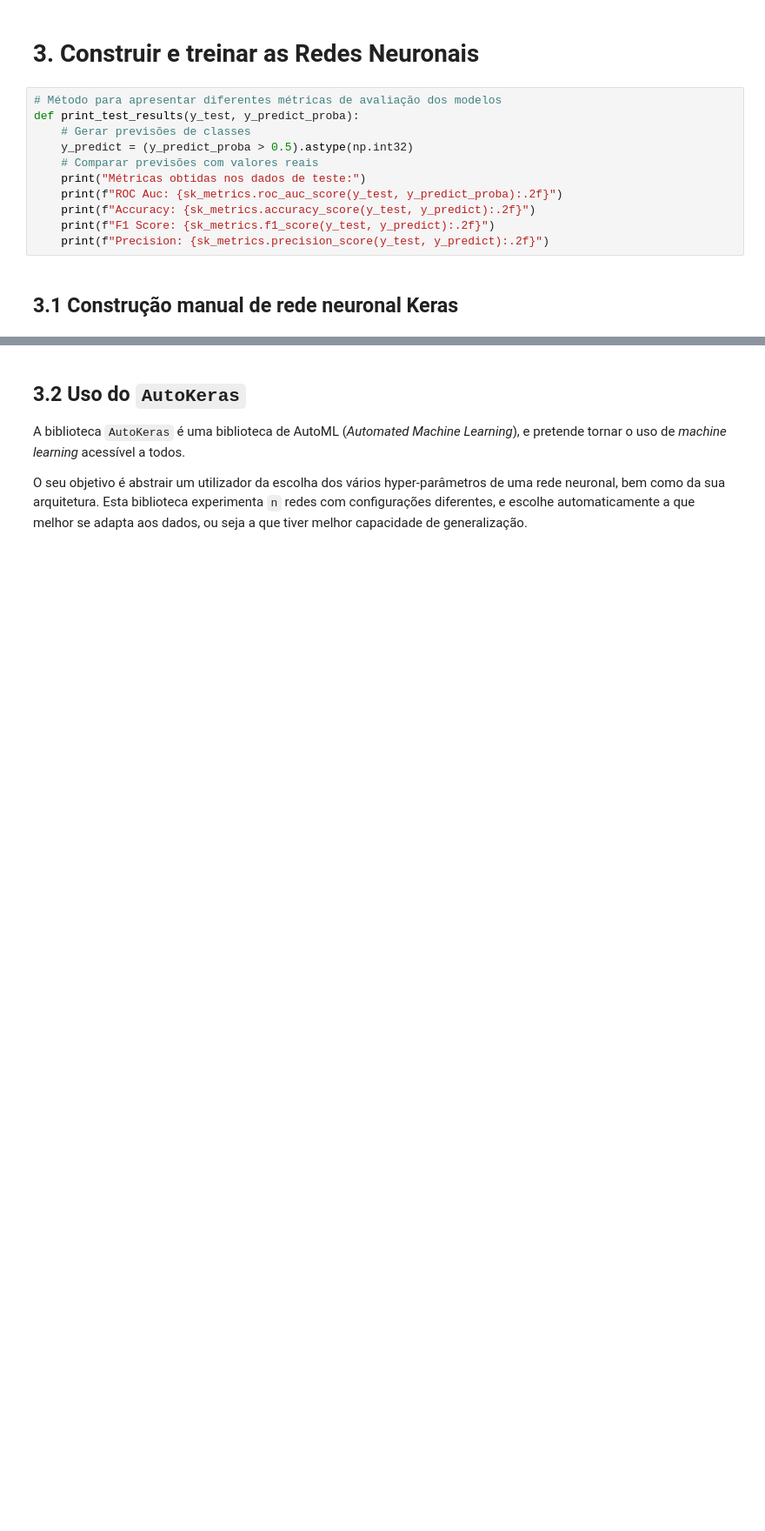
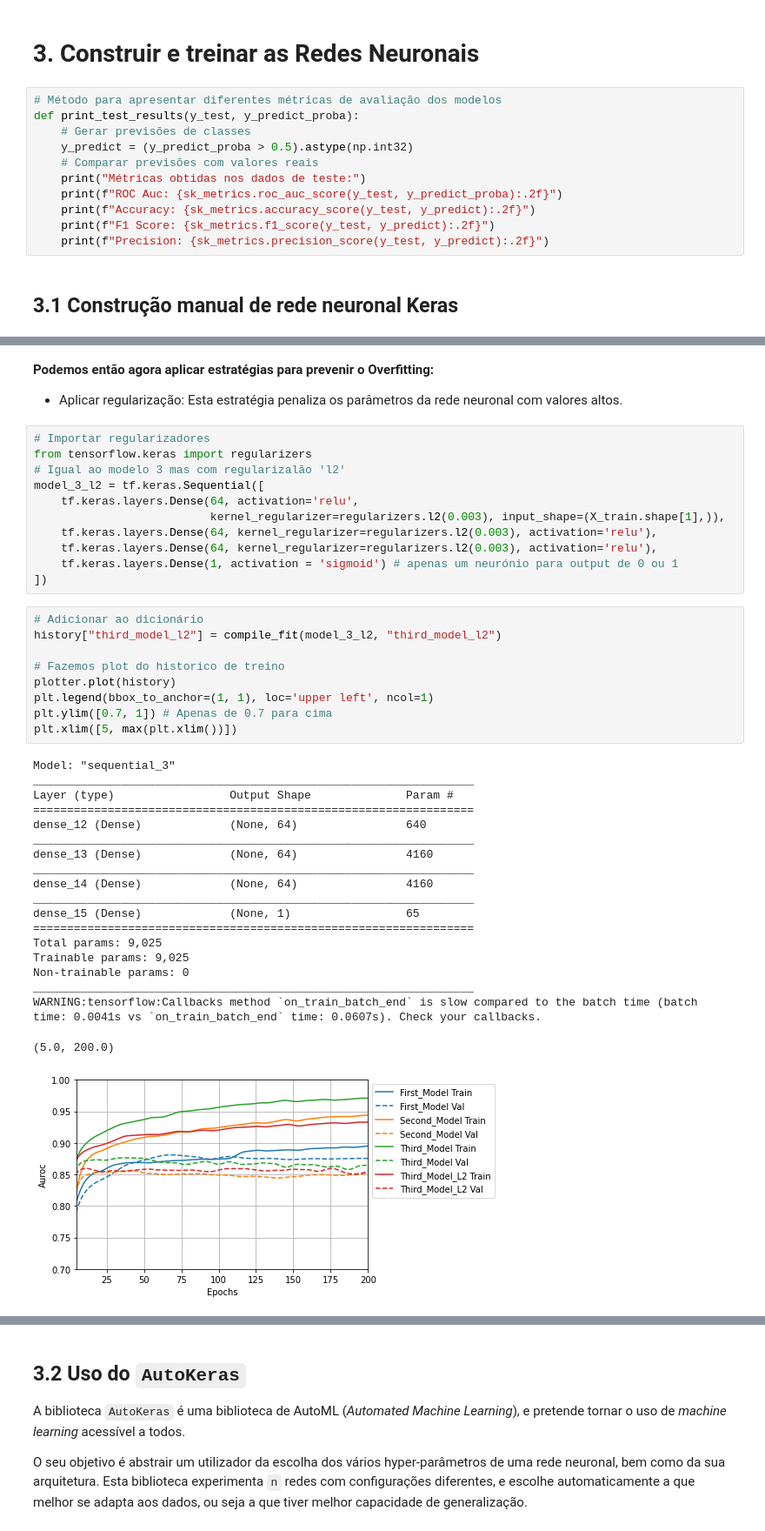
Before and after one commit to diogosilva30/Applied-Deep-Learning, a Jupyter notebook: Practical Work 1/notebook.ipynb, the cells around one changed output, grey strips where cells are left out. Shown at 87% size. Drawn from its saved outputs; the diff is of its cells as text; blank space fills up the shorter version.

```diff
--- a/Practical Work 1/notebook.ipynb
+++ b/Practical Work 1/notebook.ipynb
@@ -244,0 +405,43 @@ Precision: 0.81
+# %% [markdown]
+**Podemos então agora aplicar estratégias para prevenir o Overfitting:**
+* Aplicar regularização: Esta estratégia penaliza os parâmetros da rede neuronal com valores altos.
+# %%
+# Importar regularizadores
+from tensorflow.keras import regularizers
+# Igual ao modelo 3 mas com regularizalão 'l2'
+model_3_l2 = tf.keras.Sequential([
+    tf.keras.layers.Dense(64, activation='relu',
+                          kernel_regularizer=regularizers.l2(0.003), input_shape=(X_train.shape[1],)),
+    tf.keras.layers.Dense(64, kernel_regularizer=regularizers.l2(0.003), activation='relu'),
+    tf.keras.layers.Dense(64, kernel_regularizer=regularizers.l2(0.003), activation='relu'),
+    tf.keras.layers.Dense(1, activation = 'sigmoid') # apenas um neurónio para output de 0 ou 1
+])
+# %%
+# Adicionar ao dicionário
+history["third_model_l2"] = compile_fit(model_3_l2, "third_model_l2")
+
+# Fazemos plot do historico de treino
+plotter.plot(history)
+plt.legend(bbox_to_anchor=(1, 1), loc='upper left', ncol=1)
+plt.ylim([0.7, 1]) # Apenas de 0.7 para cima
+plt.xlim([5, max(plt.xlim())])
+# %% [output]
+Model: "sequential_3"
+_________________________________________________________________
+Layer (type)                 Output Shape              Param #
+=================================================================
+dense_12 (Dense)             (None, 64)                640
+_________________________________________________________________
+dense_13 (Dense)             (None, 64)                4160
+_________________________________________________________________
+dense_14 (Dense)             (None, 64)                4160
+_________________________________________________________________
+dense_15 (Dense)             (None, 1)                 65
+=================================================================
+Total params: 9,025
+Trainable params: 9,025
+Non-trainable params: 0
+_________________________________________________________________
+WARNING:tensorflow:Callbacks method `on_train_batch_end` is slow compared to the batch time (batch time: 0.0041s vs `on_train_batch_end` time: 0.0607s). Check your callbacks.
+(5.0, 200.0)
+[figure, added]
```
Also changed, not shown: parts of 38 cells of this notebook.
